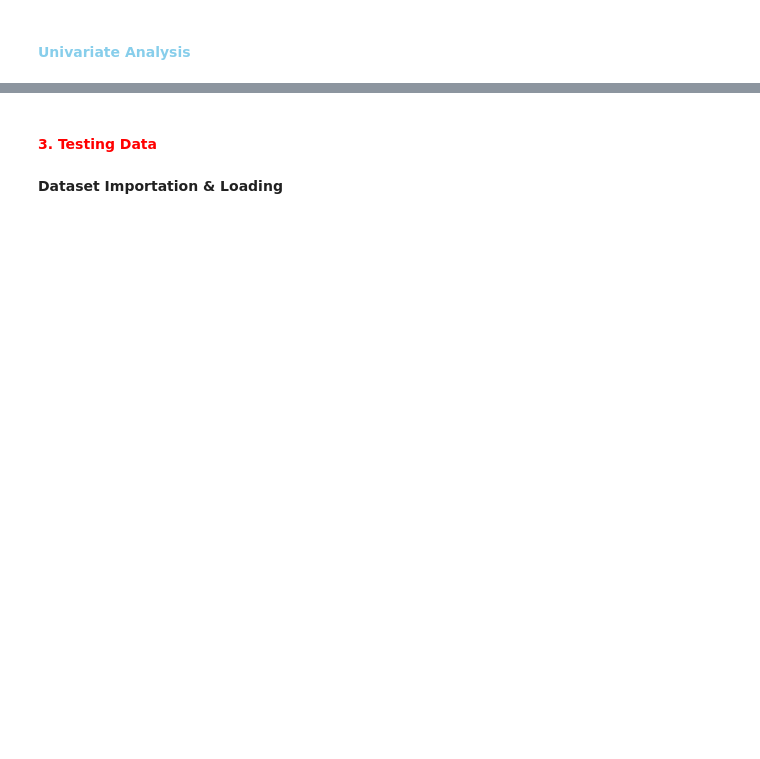
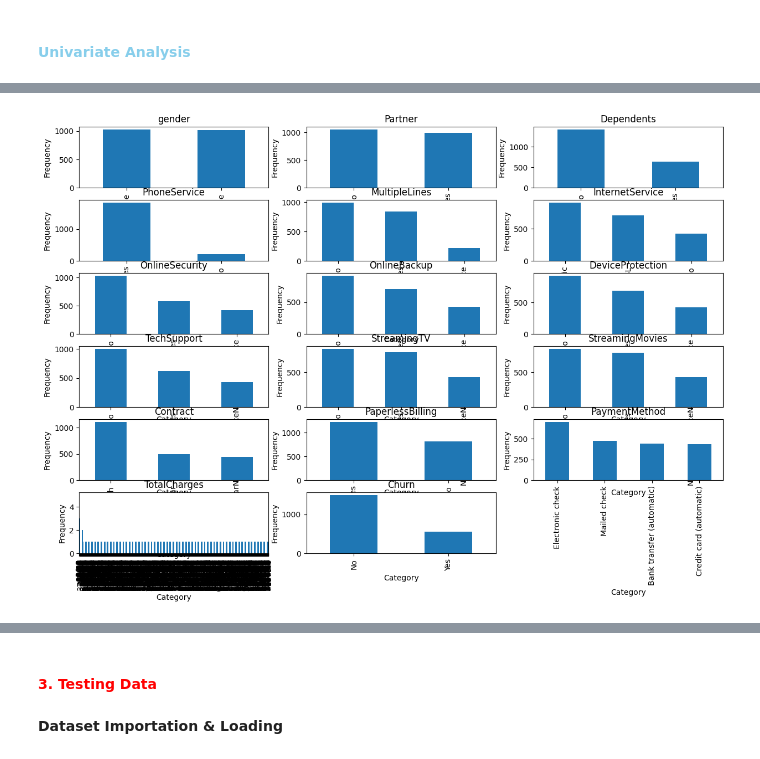
Before and after one commit to Ogoms/Customer-Churn-Prediction, a Jupyter notebook: Notebook/main.ipynb, the cells around one changed output, grey strips where cells are left out. Saved outputs shown, nothing was run; the diff lists cells and outputs as text; code cells hidden in the pictures; blank space fills up the shorter version.

```diff
--- a/Notebook/main.ipynb
+++ b/Notebook/main.ipynb
@@ -313,0 +429,24 @@ evaluation_data.head()
+# %%
+# Categorical Columns
+
+# Define the figure size
+plt.figure(figsize=(15, 10))
+
+# Loop through each categorical variable
+for i, var in enumerate(['gender', 'Partner', 'Dependents', 'PhoneService', 'MultipleLines', 'InternetService', 'OnlineSecurity', 'OnlineBackup', 'DeviceProtection', 'TechSupport', 'StreamingTV', 'StreamingMovies', 'Contract', 'PaperlessBilling', 'PaymentMethod', 'TotalCharges', 'Churn']):
+	# Create a subplot for each variable
+	plt.subplot(6, 3, i+1)
+	# Get the value counts
+	counts = evaluation_data[var].value_counts()
+	# Plot the bar chart
+	counts.plot(kind='bar')
+	# Set the title and labels
+	plt.title(var)
+	plt.xlabel('Category')
+	plt.ylabel('Frequency')
+
+# Layout and show the plot
+plt.tight_layout()
+plt.show()
+# %% [output]
+[figure, added]
```
Also changed, not shown: parts of 10 cells of this notebook.
